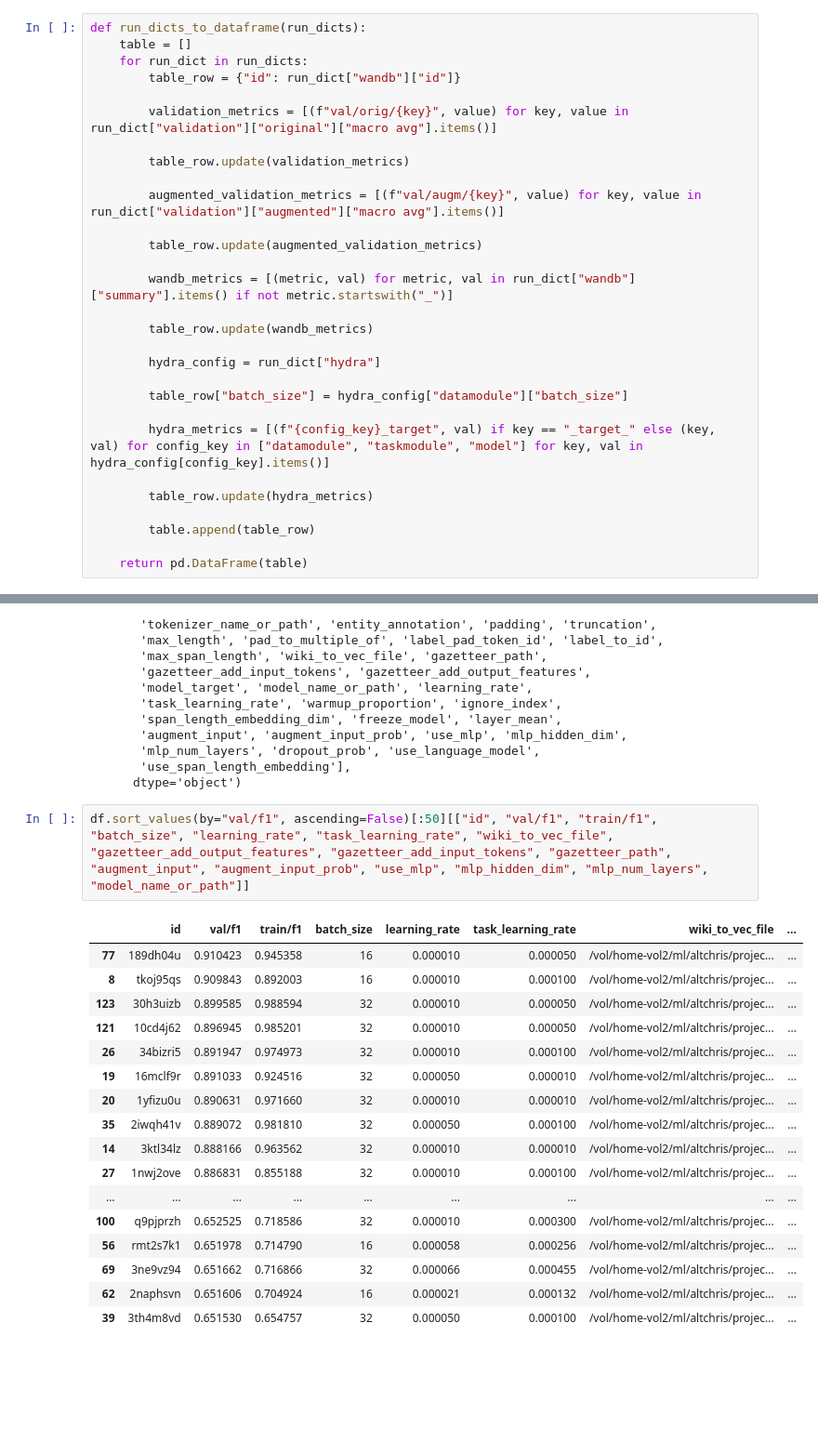
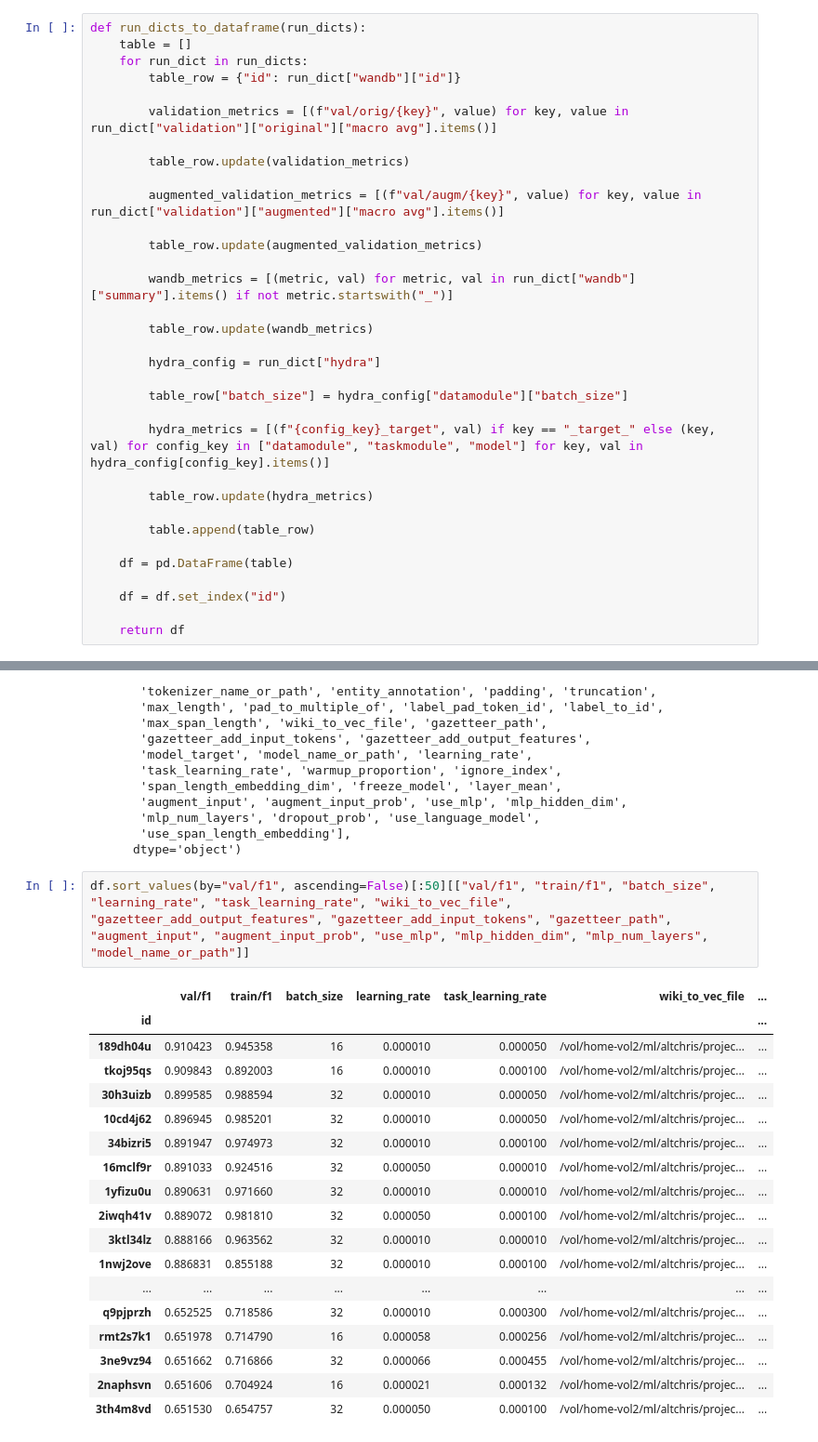
Before and after one commit to ChristophAlt/multi-coner, a Jupyter notebook: notebooks/experiments/analysis.ipynb, the cells around one changed output, grey strips where cells are left out. Shown at 93% size. Saved outputs shown, nothing was run; the diff lists cells and outputs as text; blank space fills up the shorter version.

```diff
--- a/notebooks/experiments/analysis.ipynb
+++ b/notebooks/experiments/analysis.ipynb
@@ -133,7 +133,11 @@ def run_dicts_to_dataframe(run_dicts):
 
         table.append(table_row)
 
-    return pd.DataFrame(table)
+    df = pd.DataFrame(table)
+
+    df = df.set_index("id")
+
+    return df
 # %%
 df = run_dicts_to_dataframe(run_dicts)
 # %%
@@ -180,22 +185,23 @@ Index(['id', 'val/orig/f1-score', 'val/orig/precision', 'val/orig/recall',
        'use_span_length_embedding'],
       dtype='object')
 # %%
-df.sort_values(by="val/f1", ascending=False)[:50][["id", "val/f1", "train/f1", "batch_size", "learning_rate", "task_learning_rate", "wiki_to_vec_file", "gazetteer_add_output_features", "gazetteer_add_input_tokens", "gazetteer_path", "augment_input", "augment_input_prob", "use_mlp", "mlp_hidden_dim", "mlp_num_layers", "model_name_or_path"]]
+df.sort_values(by="val/f1", ascending=False)[:50][["val/f1", "train/f1", "batch_size", "learning_rate", "task_learning_rate", "wiki_to_vec_file", "gazetteer_add_output_features", "gazetteer_add_input_tokens", "gazetteer_path", "augment_input", "augment_input_prob", "use_mlp", "mlp_hidden_dim", "mlp_num_layers", "model_name_or_path"]]
 # %% [output]
-|  | id | val/f1 | train/f1 | batch_size | learning_rate | task_learning_rate | wiki_to_vec_file | ... |
-| 77 | 189dh04u | 0.910423 | 0.945358 | 16 | 0.000010 | 0.000050 | /vol/home-vol2/ml/altchris/projec... | ... |
-| 8 | tkoj95qs | 0.909843 | 0.892003 | 16 | 0.000010 | 0.000100 | /vol/home-vol2/ml/altchris/projec... | ... |
-| 123 | 30h3uizb | 0.899585 | 0.988594 | 32 | 0.000010 | 0.000050 | /vol/home-vol2/ml/altchris/projec... | ... |
-| 121 | 10cd4j62 | 0.896945 | 0.985201 | 32 | 0.000010 | 0.000050 | /vol/home-vol2/ml/altchris/projec... | ... |
-| 26 | 34bizri5 | 0.891947 | 0.974973 | 32 | 0.000010 | 0.000100 | /vol/home-vol2/ml/altchris/projec... | ... |
-| 19 | 16mclf9r | 0.891033 | 0.924516 | 32 | 0.000050 | 0.000010 | /vol/home-vol2/ml/altchris/projec... | ... |
-| 20 | 1yfizu0u | 0.890631 | 0.971660 | 32 | 0.000010 | 0.000010 | /vol/home-vol2/ml/altchris/projec... | ... |
-| 35 | 2iwqh41v | 0.889072 | 0.981810 | 32 | 0.000050 | 0.000100 | /vol/home-vol2/ml/altchris/projec... | ... |
-| 14 | 3ktl34lz | 0.888166 | 0.963562 | 32 | 0.000010 | 0.000010 | /vol/home-vol2/ml/altchris/projec... | ... |
-| 27 | 1nwj2ove | 0.886831 | 0.855188 | 32 | 0.000010 | 0.000100 | /vol/home-vol2/ml/altchris/projec... | ... |
-| ... | ... | ... | ... | ... | ... | ... | ... | ... |
-| 100 | q9pjprzh | 0.652525 | 0.718586 | 32 | 0.000010 | 0.000300 | /vol/home-vol2/ml/altchris/projec... | ... |
-| 56 | rmt2s7k1 | 0.651978 | 0.714790 | 16 | 0.000058 | 0.000256 | /vol/home-vol2/ml/altchris/projec... | ... |
-| 69 | 3ne9vz94 | 0.651662 | 0.716866 | 32 | 0.000066 | 0.000455 | /vol/home-vol2/ml/altchris/projec... | ... |
-| 62 | 2naphsvn | 0.651606 | 0.704924 | 16 | 0.000021 | 0.000132 | /vol/home-vol2/ml/altchris/projec... | ... |
-| 39 | 3th4m8vd | 0.651530 | 0.654757 | 32 | 0.000050 | 0.000100 | /vol/home-vol2/ml/altchris/projec... | ... |
+|  | val/f1 | train/f1 | batch_size | learning_rate | task_learning_rate | wiki_to_vec_file | ... |
+| id |  |  |  |  |  |  | ... |
+| 189dh04u | 0.910423 | 0.945358 | 16 | 0.000010 | 0.000050 | /vol/home-vol2/ml/altchris/projec... | ... |
+| tkoj95qs | 0.909843 | 0.892003 | 16 | 0.000010 | 0.000100 | /vol/home-vol2/ml/altchris/projec... | ... |
+| 30h3uizb | 0.899585 | 0.988594 | 32 | 0.000010 | 0.000050 | /vol/home-vol2/ml/altchris/projec... | ... |
+| 10cd4j62 | 0.896945 | 0.985201 | 32 | 0.000010 | 0.000050 | /vol/home-vol2/ml/altchris/projec... | ... |
+| 34bizri5 | 0.891947 | 0.974973 | 32 | 0.000010 | 0.000100 | /vol/home-vol2/ml/altchris/projec... | ... |
+| 16mclf9r | 0.891033 | 0.924516 | 32 | 0.000050 | 0.000010 | /vol/home-vol2/ml/altchris/projec... | ... |
+| 1yfizu0u | 0.890631 | 0.971660 | 32 | 0.000010 | 0.000010 | /vol/home-vol2/ml/altchris/projec... | ... |
+| 2iwqh41v | 0.889072 | 0.981810 | 32 | 0.000050 | 0.000100 | /vol/home-vol2/ml/altchris/projec... | ... |
+| 3ktl34lz | 0.888166 | 0.963562 | 32 | 0.000010 | 0.000010 | /vol/home-vol2/ml/altchris/projec... | ... |
+| 1nwj2ove | 0.886831 | 0.855188 | 32 | 0.000010 | 0.000100 | /vol/home-vol2/ml/altchris/projec... | ... |
+| ... | ... | ... | ... | ... | ... | ... | ... |
+| q9pjprzh | 0.652525 | 0.718586 | 32 | 0.000010 | 0.000300 | /vol/home-vol2/ml/altchris/projec... | ... |
+| rmt2s7k1 | 0.651978 | 0.714790 | 16 | 0.000058 | 0.000256 | /vol/home-vol2/ml/altchris/projec... | ... |
+| 3ne9vz94 | 0.651662 | 0.716866 | 32 | 0.000066 | 0.000455 | /vol/home-vol2/ml/altchris/projec... | ... |
+| 2naphsvn | 0.651606 | 0.704924 | 16 | 0.000021 | 0.000132 | /vol/home-vol2/ml/altchris/projec... | ... |
+| 3th4m8vd | 0.651530 | 0.654757 | 32 | 0.000050 | 0.000100 | /vol/home-vol2/ml/altchris/projec... | ... |
```
Also changed, not shown: parts of 4 cells of this notebook, 1 other file.
